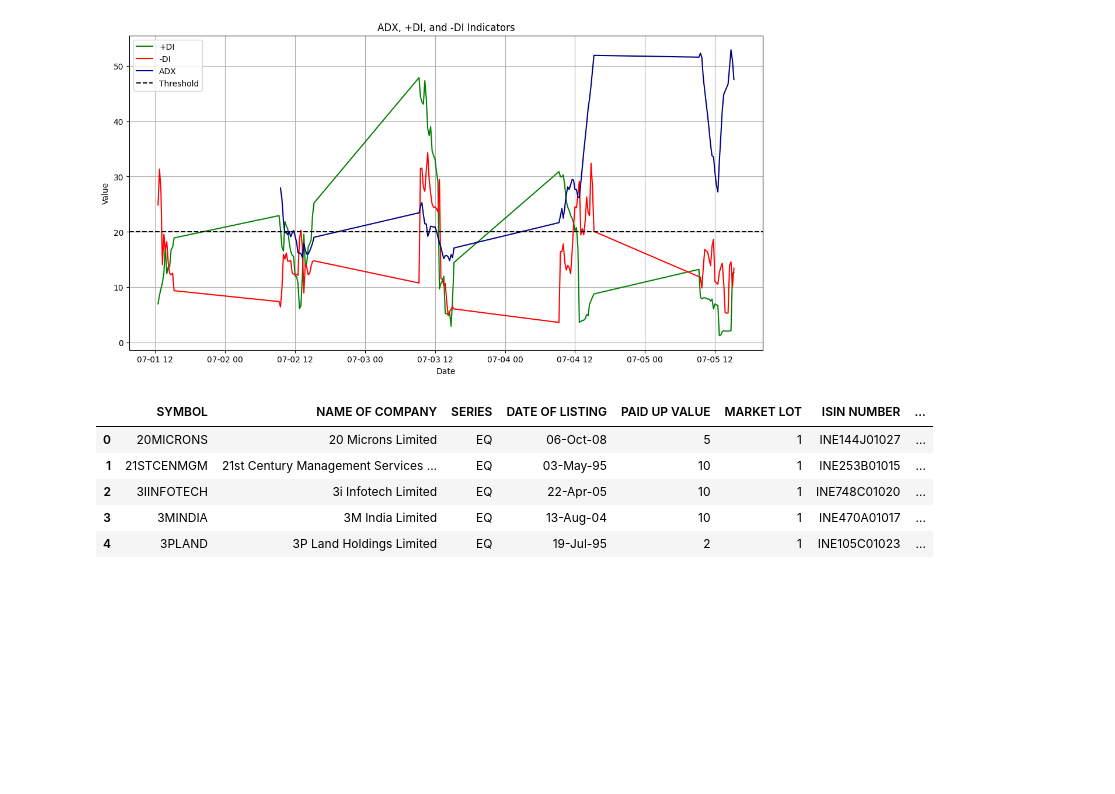
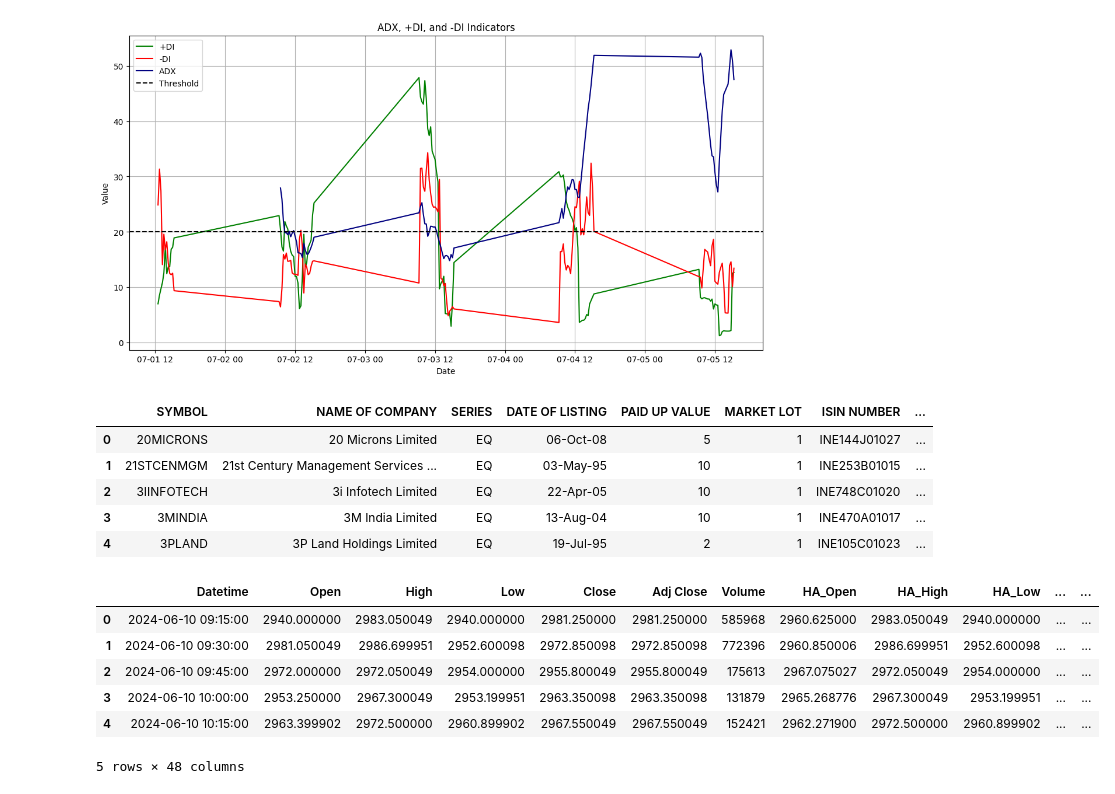
Before and after one commit to shashi29/Trading-Bot-BTC, a Jupyter notebook: check_results.ipynb, the cells around one changed output. Cells and saved outputs as stored; diff of their text form; code cells hidden in the pictures; blank space fills up the shorter version.

```diff
--- a/check_results.ipynb
+++ b/check_results.ipynb
@@ -398,3 +398,16 @@ df.head()
 | 2 | 3IINFOTECH | 3i Infotech Limited | EQ | 22-Apr-05 | 10 | 1 | INE748C01020 | ... |
 | 3 | 3MINDIA | 3M India Limited | EQ | 13-Aug-04 | 10 | 1 | INE470A01017 | ... |
 | 4 | 3PLAND | 3P Land Holdings Limited | EQ | 19-Jul-95 | 2 | 1 | INE105C01023 | ... |
+# %%
+import pandas as pd
+
+df = pd.read_excel("/home/hp/Desktop/Work/Trading-Bot-BTC/report/RELIANCE.NS_report.xlsx", sheet_name="Ripple")
+df.head()
+# %% [output]
+|  | Datetime | Open | High | Low | Close | Adj Close | Volume | HA_Open | HA_High | HA_Low | ... | ... |
+| 0 | 2024-06-10 09:15:00 | 2940.000000 | 2983.050049 | 2940.000000 | 2981.250000 | 2981.250000 | 585968 | 2960.625000 | 2983.050049 | 2940.000000 | ... | ... |
+| 1 | 2024-06-10 09:30:00 | 2981.050049 | 2986.699951 | 2952.600098 | 2972.850098 | 2972.850098 | 772396 | 2960.850006 | 2986.699951 | 2952.600098 | ... | ... |
+| 2 | 2024-06-10 09:45:00 | 2972.000000 | 2972.050049 | 2954.000000 | 2955.800049 | 2955.800049 | 175613 | 2967.075027 | 2972.050049 | 2954.000000 | ... | ... |
+| 3 | 2024-06-10 10:00:00 | 2953.250000 | 2967.300049 | 2953.199951 | 2963.350098 | 2963.350098 | 131879 | 2965.268776 | 2967.300049 | 2953.199951 | ... | ... |
+| 4 | 2024-06-10 10:15:00 | 2963.399902 | 2972.500000 | 2960.899902 | 2967.550049 | 2967.550049 | 152421 | 2962.271900 | 2972.500000 | 2960.899902 | ... | ... |
+5 rows × 48 columns
```
Also changed, not shown: parts of 1 cell of this notebook, 2 other files.
